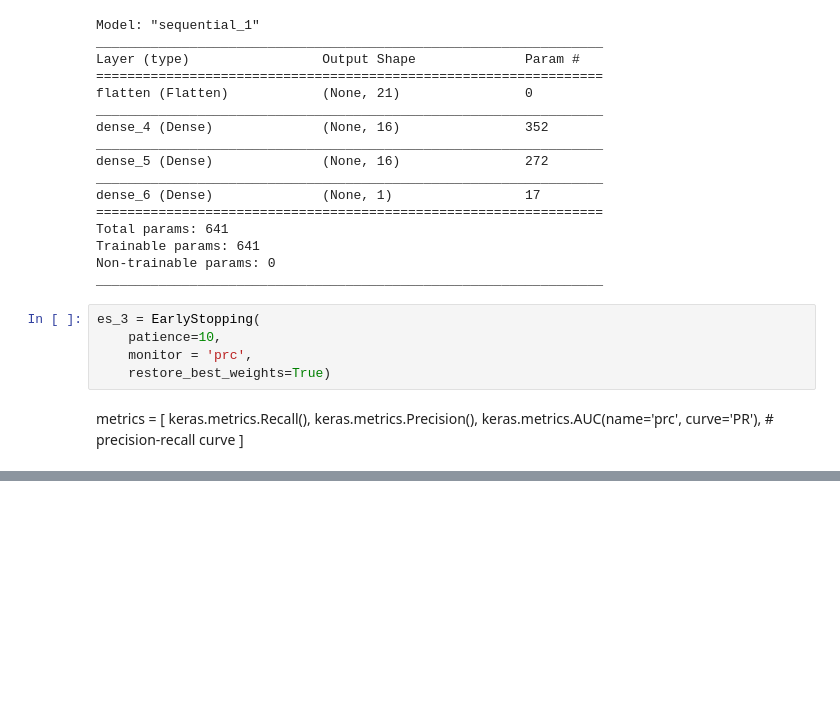
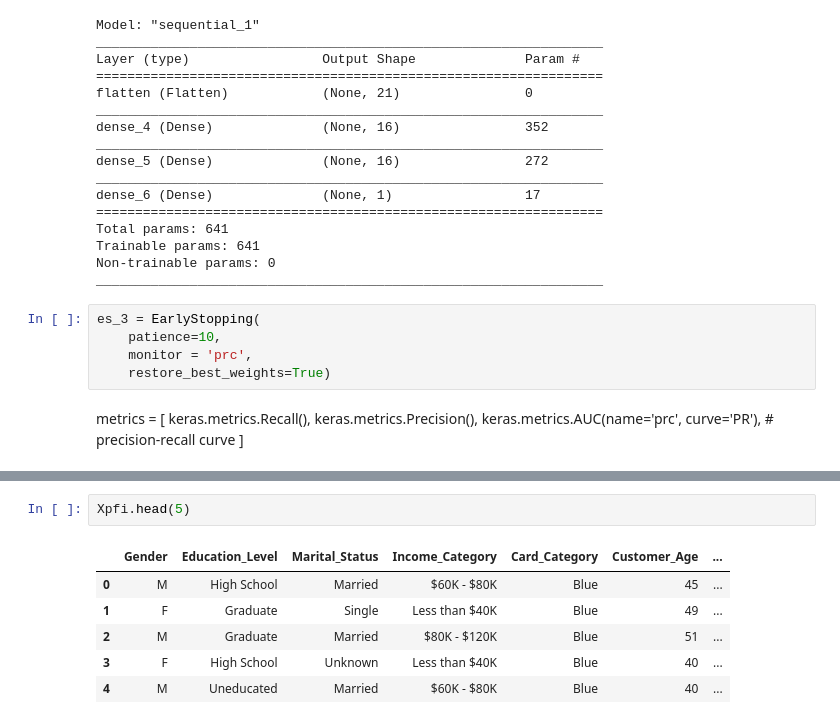
Before and after one commit to mohit-challa/GiveMeSomeCredit, a Jupyter notebook: notebooks/Give_Me_Some_Credit.ipynb, the cells around one changed output, grey strips where cells are left out. Cells and saved outputs as stored; diff of their text form; blank space fills up the shorter version.

```diff
--- a/notebooks/Give_Me_Some_Credit.ipynb
+++ b/notebooks/Give_Me_Some_Credit.ipynb
@@ -890,0 +807,9 @@ plt.show()
+# %%
+Xpfi.head(5)
+# %% [output]
+|  | Gender | Education_Level | Marital_Status | Income_Category | Card_Category | Customer_Age | ... |
+| 0 | M | High School | Married | $60K - $80K | Blue | 45 | ... |
+| 1 | F | Graduate | Single | Less than $40K | Blue | 49 | ... |
+| 2 | M | Graduate | Married | $80K - $120K | Blue | 51 | ... |
+| 3 | F | High School | Unknown | Less than $40K | Blue | 40 | ... |
+| 4 | M | Uneducated | Married | $60K - $80K | Blue | 40 | ... |
```
Also changed, not shown: parts of 54 cells of this notebook.
